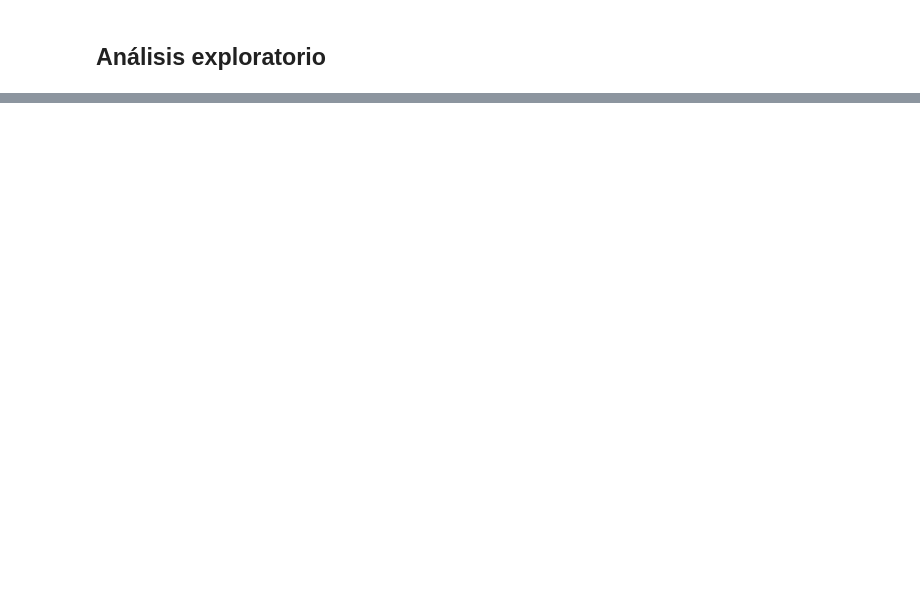
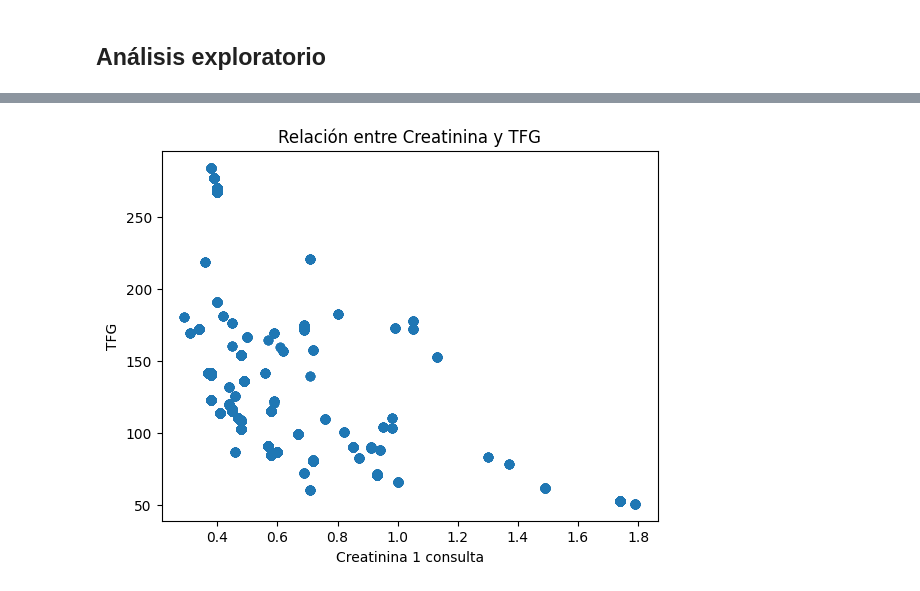
Before and after one commit to diegosaaval/hospital-stay, a Jupyter notebook: 1_data_cleaning.ipynb, the cells around one changed output, grey strips where cells are left out. Drawn from its saved outputs; the diff is of its cells as text; code cells hidden in the pictures; blank space fills up the shorter version.

```diff
--- a/1_data_cleaning.ipynb
+++ b/1_data_cleaning.ipynb
@@ -504,0 +565,8 @@ Name: count, dtype: int64
+# %%
+plt.scatter(df['Creatinina 1 consulta'], df['Tasa de Filtración Glomerular TFG'])
+plt.xlabel('Creatinina 1 consulta')
+plt.ylabel('TFG')
+plt.title('Relación entre Creatinina y TFG')
+plt.show()
+# %% [output]
+[figure, added]
```
Also changed, not shown: parts of 13 cells of this notebook.
